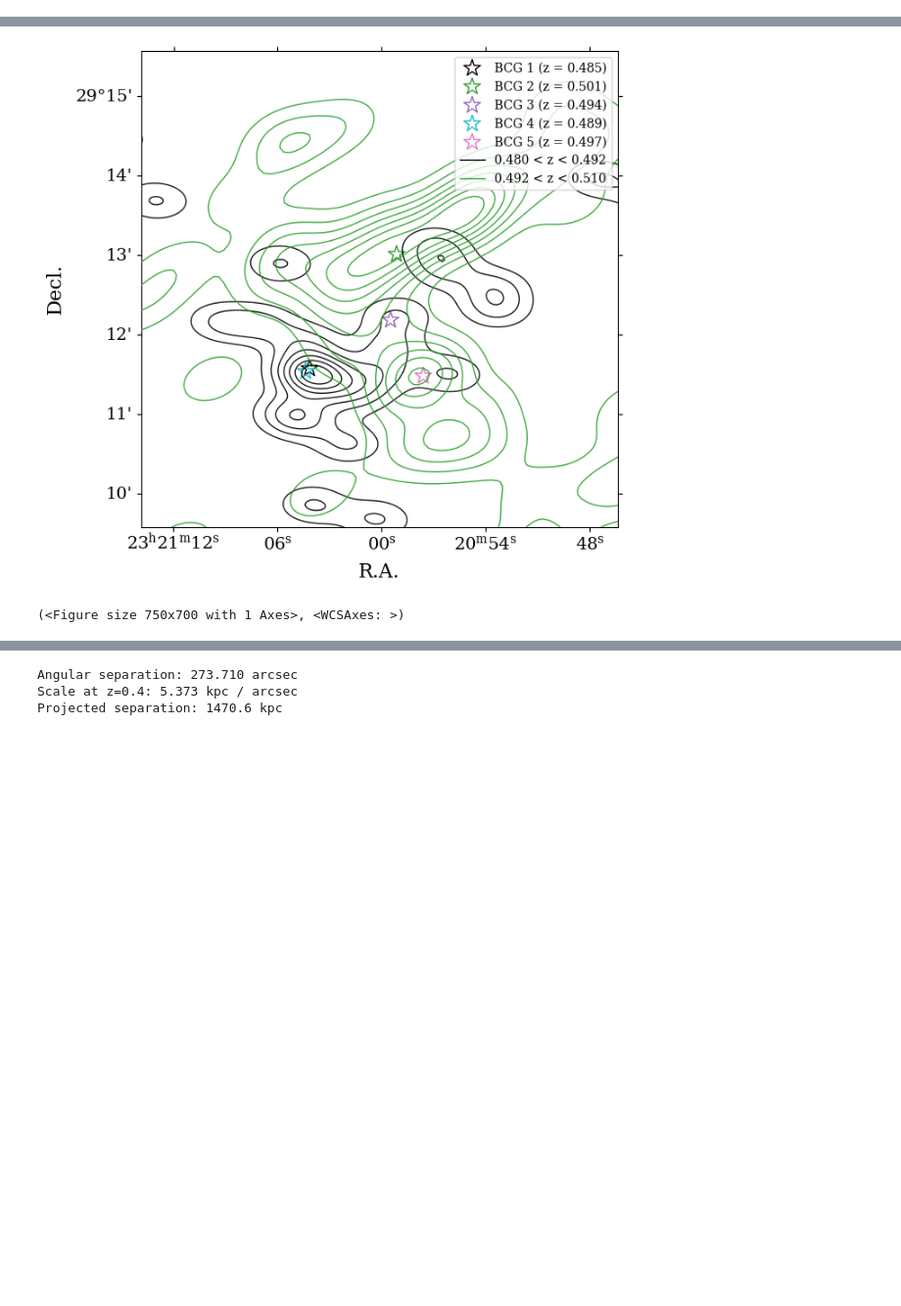
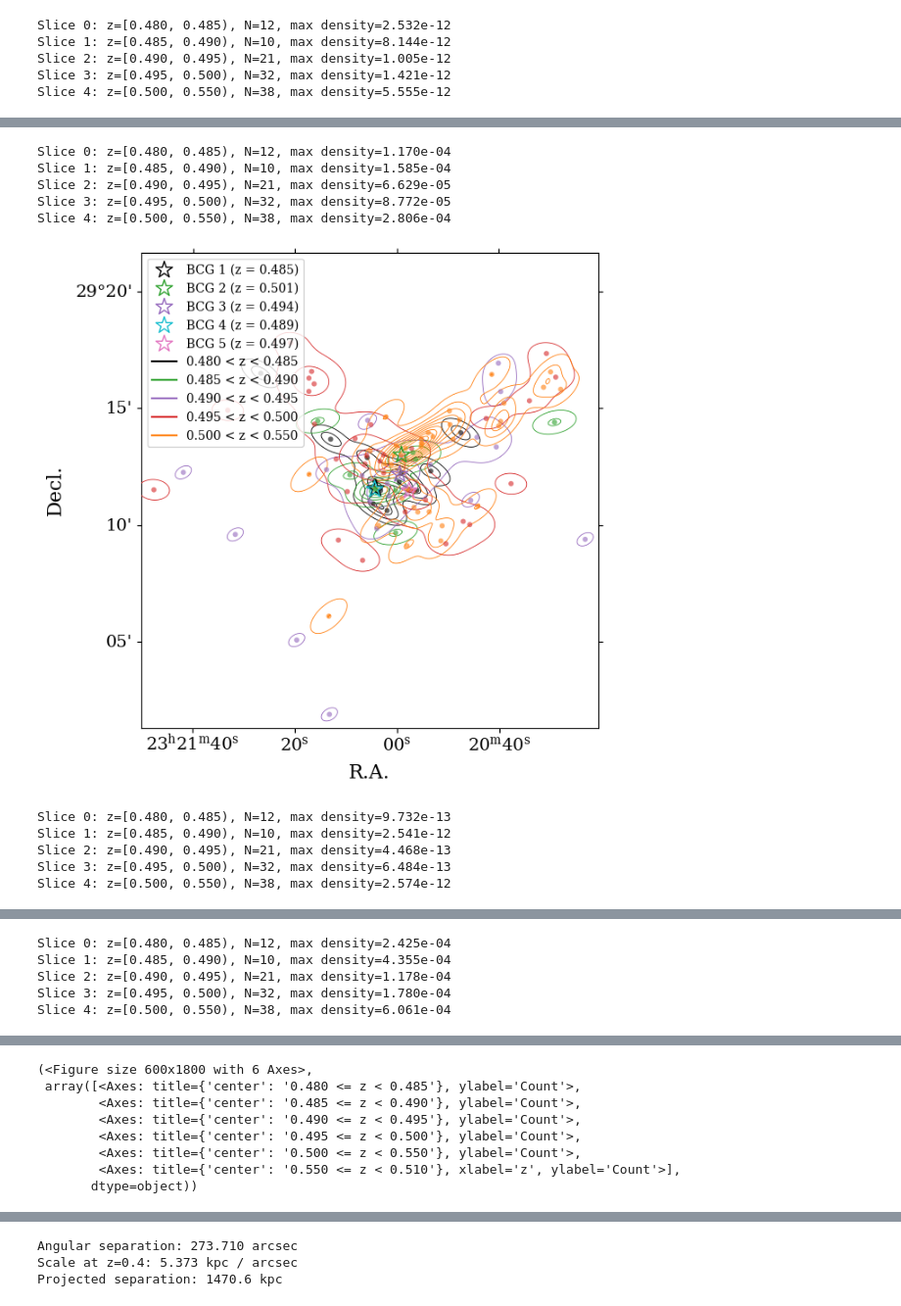
Before and after one commit to chrishopp12/cluster-spec-phot-pipeline, a Jupyter notebook: analyze_cluster.ipynb, the cells around one changed output, grey strips where cells are left out. Shown at 98% size. Saved outputs shown, nothing was run; the diff lists cells and outputs as text; code cells hidden in the pictures; blank space fills up the shorter version.

Commit message:
Add KDE contours with consistent weighting across populations.

```diff
--- a/analyze_cluster.ipynb
+++ b/analyze_cluster.ipynb
@@ -539,15 +835,43 @@ plt.rcParams['axes.titlesize'] = 14
 plt.rcParams['xtick.labelsize'] = 14
 plt.rcParams['ytick.labelsize'] = 14
 
-cluster = Cluster("RMJ 1043")
-cluster.populate(update=False)
+cluster = Cluster("RMJ 2321")
+cluster.populate()
 
 # z_slices = [(0.42, 0.44), (0.44, 0.48), (0.53, 0.58)]
 # z_slices = [(0.41, 0.425), (0.425, 0.44), (0.45, 0.48)]
 # z_slices = [(0.378, 0.4), (0.46, 0.484), (0.535, 0.566)]
 # z_slices = [(0.515, 0.54), (0.475, 0.515),  (0.45, 0.475)]
-# z_slices = [(0.48, 0.492), (0.492, 0.51)]
-z_slices = [(0.4, 0.425), (0.425, 0.438), (0.438, 0.468)]
-plot_spatial_by_redshift_bins(cluster=cluster, z_bins=z_slices, show=True)  # no writes
-plot_spatial_by_redshift_bins_density_kde(cluster=cluster, z_bins=z_slices, bandwidth=0.11, show=True)
+z_slices = [(0.48, 0.492), (0.492, 0.51)]
+z_slices = [(0.48, 0.487), (0.487, 0.495), (0.495, 0.51)]
+z_slices = [(0.48, 0.495), (0.495, 0.51)]
+z_slices = [(0.48, 0.51)]
+z_slices = [(0.48, 0.495), (0.495, 0.51)]
+z_slices = [(0.48, 0.485), (0.485, 0.49),(0.49,0.495),  (0.495, 0.50), (0.5, 0.55), (0.55,0.51)]
+# z_slices = [(0.4, 0.425), (0.425, 0.438), (0.438, 0.5), (0.55, 0.62)]
+# z_slices = [(0.36, .374), (0.374, 0.385)]
+# z_slices = [(0.2, 0.4)]
+
+#1219
+plot_spatial_by_redshift_bins_density_kde_counts(cluster=cluster, z_bins=z_slices, bandwidth = 0.12, linewidth=0.6, n_levels=10, show=True)
+plot_spatial_by_redshift_bins_density_kde_counts(cluster=cluster, z_bins=z_slices, bandwidth = 0.22, linewidth=0.6, weight_col=None, n_levels=10, full_fov = True,show=True)
+plot_spatial_by_redshift_bins_density_kde_counts(cluster=cluster, z_bins=z_slices, bandwidth = 0.22, linewidth=0.6, n_levels=10, full_fov = True,show=True)
+plot_spatial_by_redshift_bins_density_kde_counts(cluster=cluster, z_bins=z_slices, bandwidth = 0.12, linewidth=0.7, weight_col=None, show=True)
+
+# plot_spatial_by_redshift_bins_density_kde_counts(cluster=cluster, z_bins=z_slices, bandwidth = 0.12, linewidth=0.6, n_levels=10, show=True)
+# plot_spatial_by_redshift_bins_density_kde_counts(cluster=cluster, z_bins=z_slices, bandwidth = 0.12, linewidth=0.6, n_levels=10, weight_col=None, show=True)
+# plot_spatial_by_redshift_bins_density_kde_counts(cluster=cluster, z_bins=z_slices, bandwidth = 0.22, linewidth=0.6, n_levels=10, full_fov = True,show=True)
+# plot_spatial_by_redshift_bins_density_kde_counts(cluster=cluster, z_bins=z_slices, bandwidth = 0.22, linewidth=0.6, weight_col=None, n_levels=10, full_fov = True,show=True)
+
+
+
+
+# plot_spatial_by_redshift_bins(cluster=cluster, z_bins=z_slices, show=True)  # no writes
+# plot_spatial_by_redshift_bins_density_kde(cluster=cluster, z_bins=z_slices, bandwidth=0.11, show=True)
+plot_redshift_histograms(cluster=cluster, z_bins=z_slices, show=True)
 # %% [output]
+Slice 0: z=[0.480, 0.485), N=12, max density=2.532e-12
+Slice 1: z=[0.485, 0.490), N=10, max density=8.144e-12
+Slice 2: z=[0.490, 0.495), N=21, max density=1.005e-12
+Slice 3: z=[0.495, 0.500), N=32, max density=1.421e-12
+Slice 4: z=[0.500, 0.550), N=38, max density=5.555e-12
@@ -555,2 +879,11 @@ plot_spatial_by_redshift_bins_density_kde(cluster=cluster, z_bins=z_slices, band
+Slice 0: z=[0.480, 0.485), N=12, max density=1.170e-04
+Slice 1: z=[0.485, 0.490), N=10, max density=1.585e-04
+Slice 2: z=[0.490, 0.495), N=21, max density=6.629e-05
+Slice 3: z=[0.495, 0.500), N=32, max density=8.772e-05
+Slice 4: z=[0.500, 0.550), N=38, max density=2.806e-04
-[figure, old version]
+[figure, new version]
-(<Figure size 750x700 with 1 Axes>, <WCSAxes: >)
+Slice 0: z=[0.480, 0.485), N=12, max density=9.732e-13
+Slice 1: z=[0.485, 0.490), N=10, max density=2.541e-12
+Slice 2: z=[0.490, 0.495), N=21, max density=4.468e-13
+Slice 3: z=[0.495, 0.500), N=32, max density=6.484e-13
+Slice 4: z=[0.500, 0.550), N=38, max density=2.574e-12
@@ -556,0 +891,5 @@ plot_spatial_by_redshift_bins_density_kde(cluster=cluster, z_bins=z_slices, band
+Slice 0: z=[0.480, 0.485), N=12, max density=2.425e-04
+Slice 1: z=[0.485, 0.490), N=10, max density=4.355e-04
+Slice 2: z=[0.490, 0.495), N=21, max density=1.178e-04
+Slice 3: z=[0.495, 0.500), N=32, max density=1.780e-04
+Slice 4: z=[0.500, 0.550), N=38, max density=6.061e-04
@@ -557,3 +898,11 @@ plot_spatial_by_redshift_bins_density_kde(cluster=cluster, z_bins=z_slices, band
+(<Figure size 600x1800 with 6 Axes>,
+ array([<Axes: title={'center': '0.480 <= z < 0.485'}, ylabel='Count'>,
+        <Axes: title={'center': '0.485 <= z < 0.490'}, ylabel='Count'>,
+        <Axes: title={'center': '0.490 <= z < 0.495'}, ylabel='Count'>,
+        <Axes: title={'center': '0.495 <= z < 0.500'}, ylabel='Count'>,
+        <Axes: title={'center': '0.500 <= z < 0.550'}, ylabel='Count'>,
+        <Axes: title={'center': '0.550 <= z < 0.510'}, xlabel='z', ylabel='Count'>],
+       dtype=object))
 # %%
 def calc_vel_differenc(z1, z2):
     from astropy.constants import c
```
Also changed, not shown: parts of 7 cells of this notebook.
